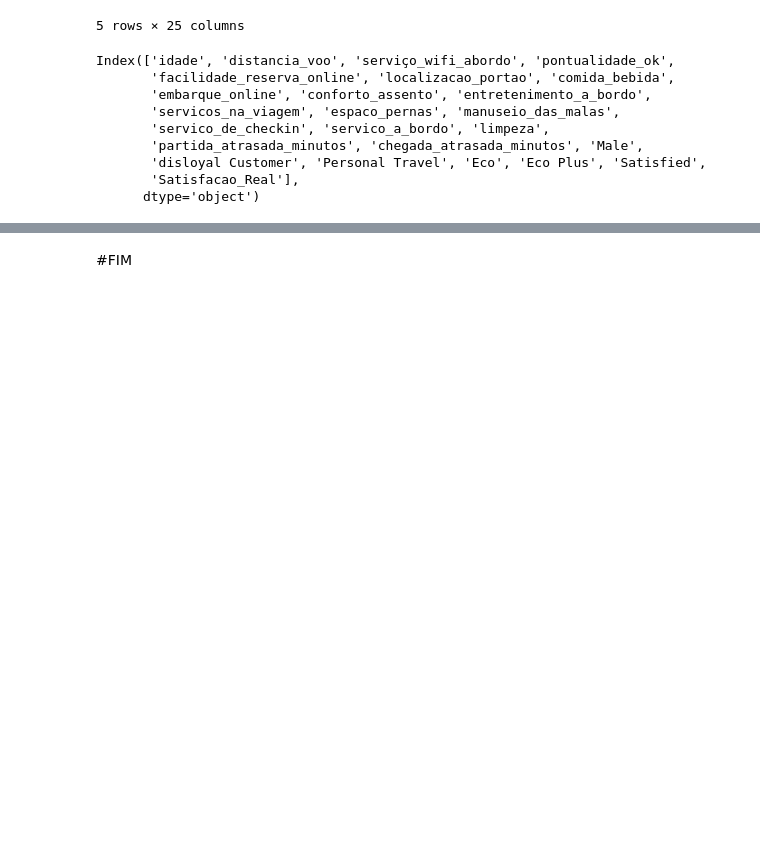
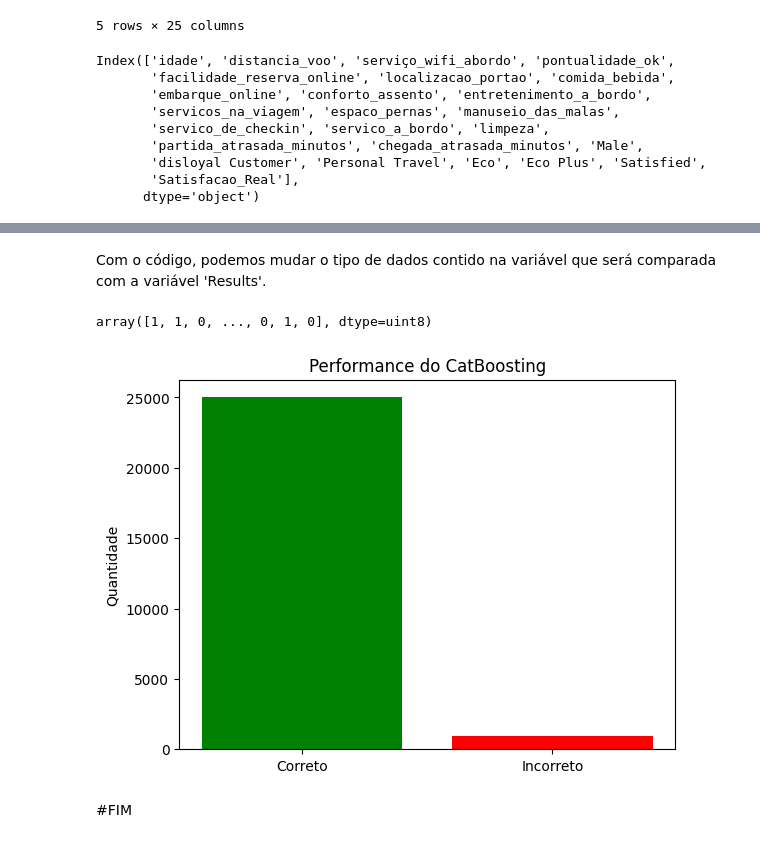
Before and after one commit to Latamila/Airline_Passenger_Satisfaction, a Jupyter notebook: Airline_Passenger_Satisfaction_ypnb.ipynb, the cells around one changed output, grey strips where cells are left out. Saved outputs shown, nothing was run; the diff lists cells and outputs as text; code cells hidden in the pictures; blank space fills up the shorter version.

```diff
--- a/Airline_Passenger_Satisfaction_ypnb.ipynb
+++ b/Airline_Passenger_Satisfaction_ypnb.ipynb
@@ -1898,0 +1925,3 @@ df_submission.to_csv('submission.csv', index=False)
+# %%
+satisfeito = pd.get_dummies(y_teste,drop_first=True)
+satisfeito
@@ -1899,2 +1966,31 @@ df_submission.to_csv('submission.csv', index=False)
+# %% [markdown]
+Com o código, podemos mudar o tipo de dados contido na variável que será comparada com a variável 'Results'.
+# %%
+satisfacao_real = satisfeito['satisfied'].values
+satisfacao_real
+# %% [output]
+array([1, 1, 0, ..., 0, 1, 0], dtype=uint8)
+# %%
+import matplotlib.pyplot as plt
+
+# Dados reais e previsões do modelo CatBoosting
+dados_reais = satisfacao_real # Exemplo de dados reais
+previsoes_modelo = results  # Exemplo de previsões do modelo
+
+# Contagem de acertos
+acertos = sum(1 for i in range(len(dados_reais)) if dados_reais[i] == previsoes_modelo[i])
+
+# Plotando o gráfico
+fig, ax = plt.subplots()
+labels = ['Correto', 'Incorreto']
+valores = [acertos, len(dados_reais) - acertos]
+
+ax.bar(labels, valores, color=['green', 'red'])
+ax.set_ylabel('Quantidade')
+ax.set_title('Performance do CatBoosting')
+
+plt.show()
+# %% [output]
+[figure, added]
 # %% [markdown]
 #FIM
```
Also changed, not shown: parts of 10 cells of this notebook.
